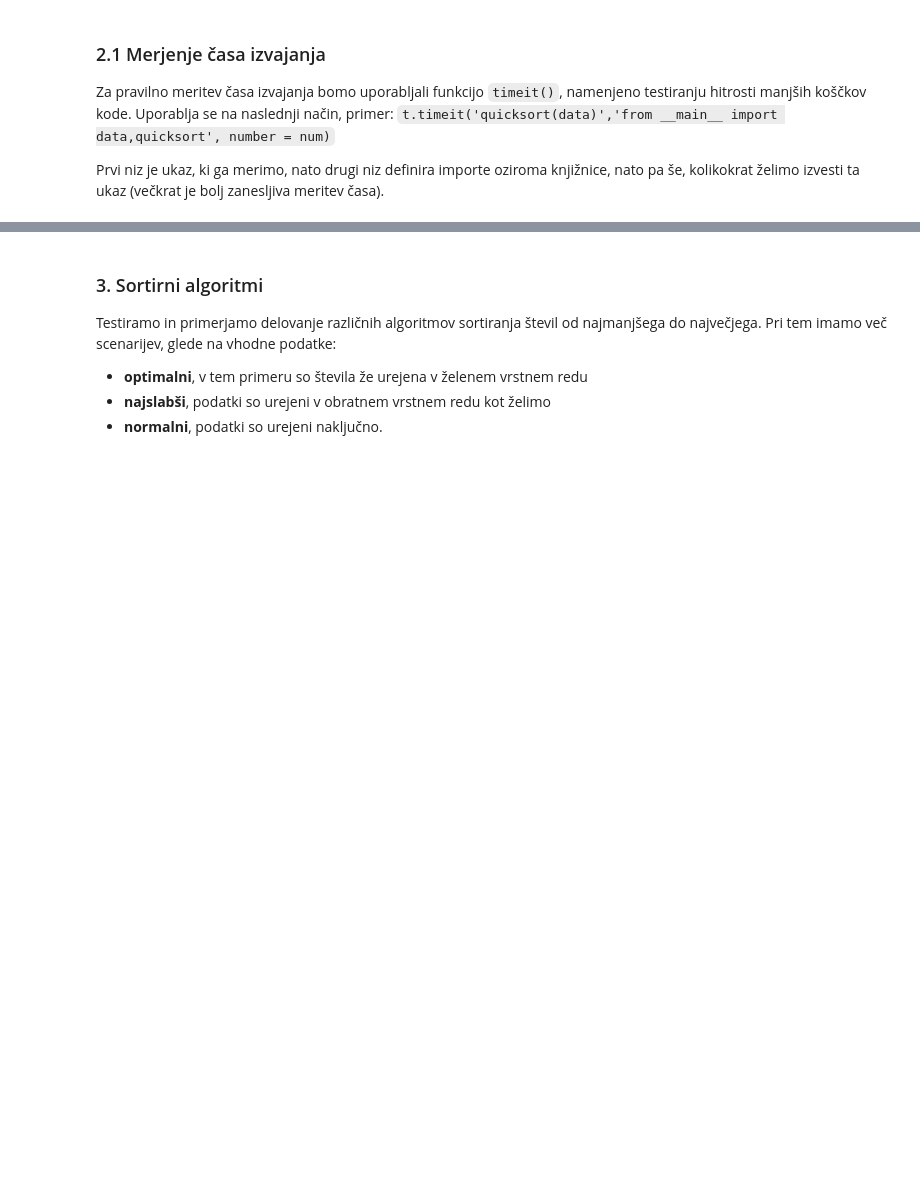
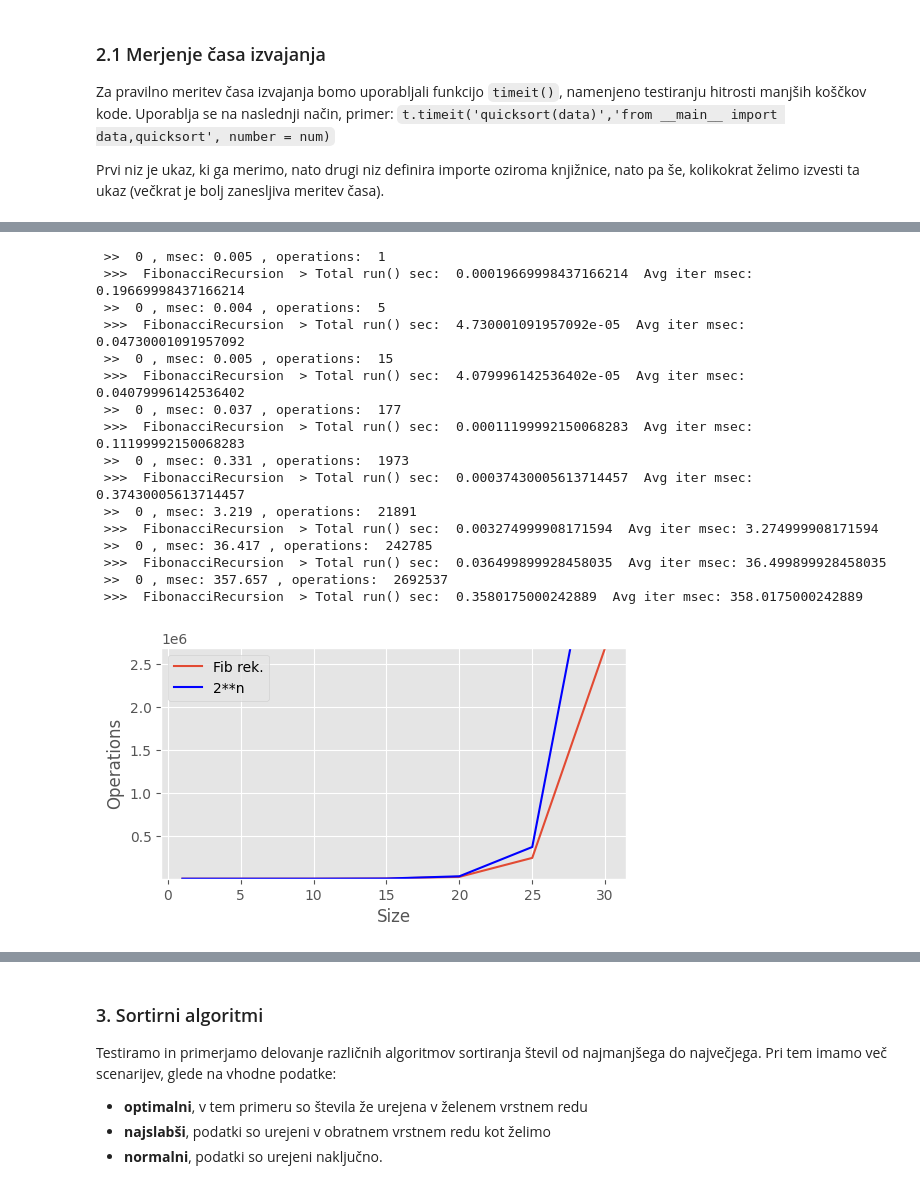
Before and after one commit to jzaletelj/OTK25, a Jupyter notebook: Lab_01/solutions/26-02_AlgoComplexity_03b_S.ipynb, the cells around one changed output, grey strips where cells are left out. Saved outputs shown, nothing was run; the diff lists cells and outputs as text; code cells hidden in the pictures; blank space fills up the shorter version.

```diff
--- a/Lab_01/solutions/26-02_AlgoComplexity_03b_S.ipynb
+++ b/Lab_01/solutions/26-02_AlgoComplexity_03b_S.ipynb
@@ -94,31 +131,54 @@ print('Test result: ', s.run(10))
 # %%
 # 2.6 Testing Fibonacci recursion
 
 size = np.array([]) #this array will store the current dataset size
 t_list = np.array([]) #store processing time here
 oper_list = np.array([]) #store processing operations here
 num = 1 # evaluation repetition (keep at 1 for now)
 
 n_list = [1,3,5,10,15,20,25,30]
 
 s = FibonacciRecursion()
 s.data_params = {'N': 1}
 
 for n in n_list:
     s.data_params['N'] = n
     result = s.run(ntimes=num)
     size = np.append(size, n)
     oper_list = np.append(oper_list, result['avg_O'])
 
 
 
 ax = plt.figure(figsize=[6,3])
-plt.plot(size, oper_list)
+plt.plot(n_list, oper_list, label='Fib rek.')
 
+O2n = [np.float_power(1.67, n) for n in n_list]
+plt.plot(n_list, O2n, 'b', label='2**n')
+
+plt.ylim(1, max(oper_list))
 plt.xlabel('Size')
 plt.ylabel('Operations')
+plt.legend()
 
 plt.show()
+# %% [output]
+ >>  0 , msec: 0.005 , operations:  1
+ >>>  FibonacciRecursion  > Total run() sec:  0.00019669998437166214  Avg iter msec: 0.19669998437166214
+ >>  0 , msec: 0.004 , operations:  5
+ >>>  FibonacciRecursion  > Total run() sec:  4.730001091957092e-05  Avg iter msec: 0.04730001091957092
+ >>  0 , msec: 0.005 , operations:  15
+ >>>  FibonacciRecursion  > Total run() sec:  4.079996142536402e-05  Avg iter msec: 0.04079996142536402
+ >>  0 , msec: 0.037 , operations:  177
+ >>>  FibonacciRecursion  > Total run() sec:  0.00011199992150068283  Avg iter msec: 0.11199992150068283
+ >>  0 , msec: 0.331 , operations:  1973
+ >>>  FibonacciRecursion  > Total run() sec:  0.00037430005613714457  Avg iter msec: 0.37430005613714457
+ >>  0 , msec: 3.219 , operations:  21891
+ >>>  FibonacciRecursion  > Total run() sec:  0.003274999908171594  Avg iter msec: 3.274999908171594
+ >>  0 , msec: 36.417 , operations:  242785
+ >>>  FibonacciRecursion  > Total run() sec:  0.036499899928458035  Avg iter msec: 36.499899928458035
+ >>  0 , msec: 357.657 , operations:  2692537
+ >>>  FibonacciRecursion  > Total run() sec:  0.3580175000242889  Avg iter msec: 358.0175000242889
+[figure, added]
 # %%
 # 2.7 Fibonnaci algorithm optimized
 
```
Also changed, not shown: parts of 10 cells of this notebook.
